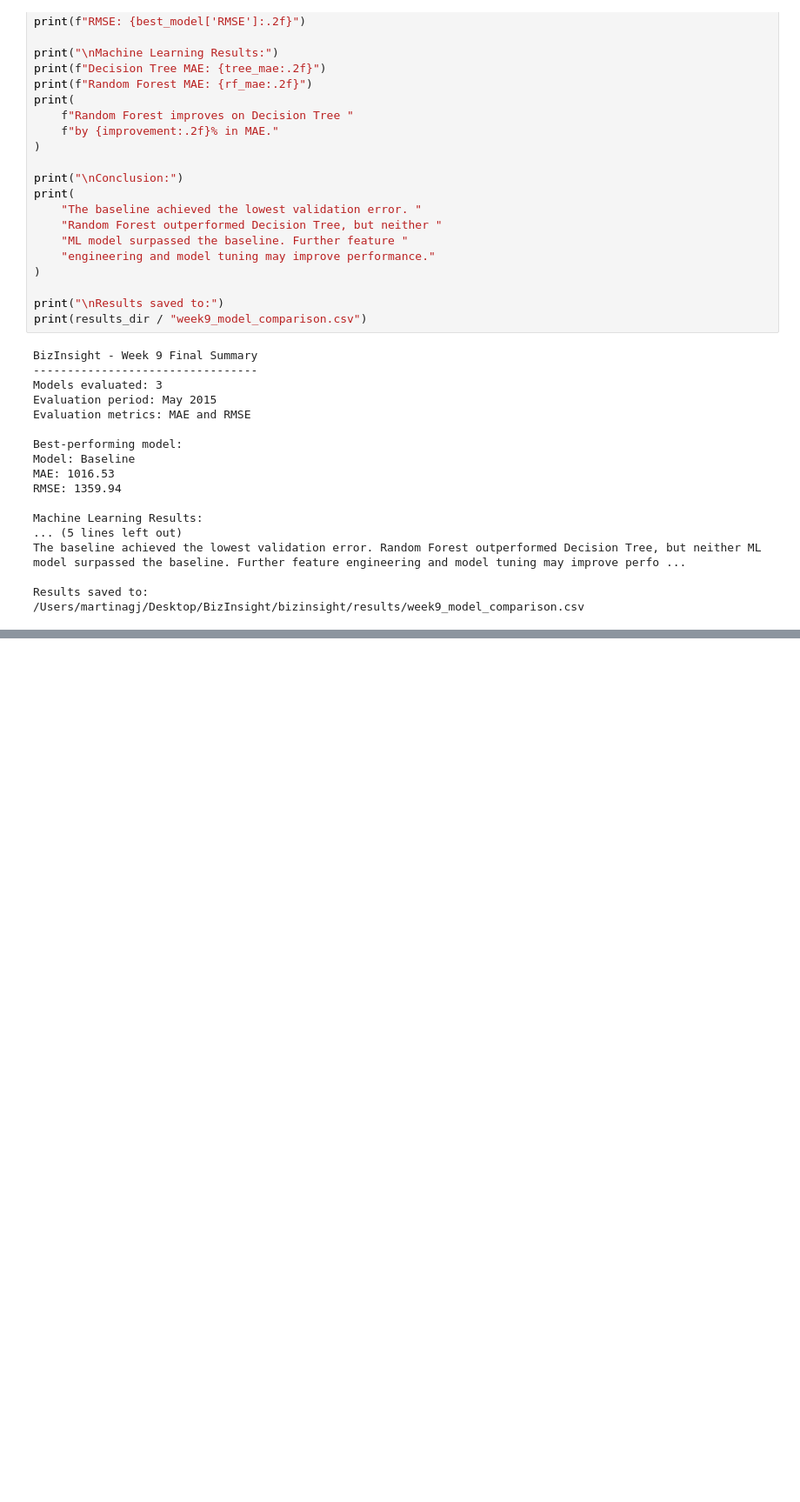
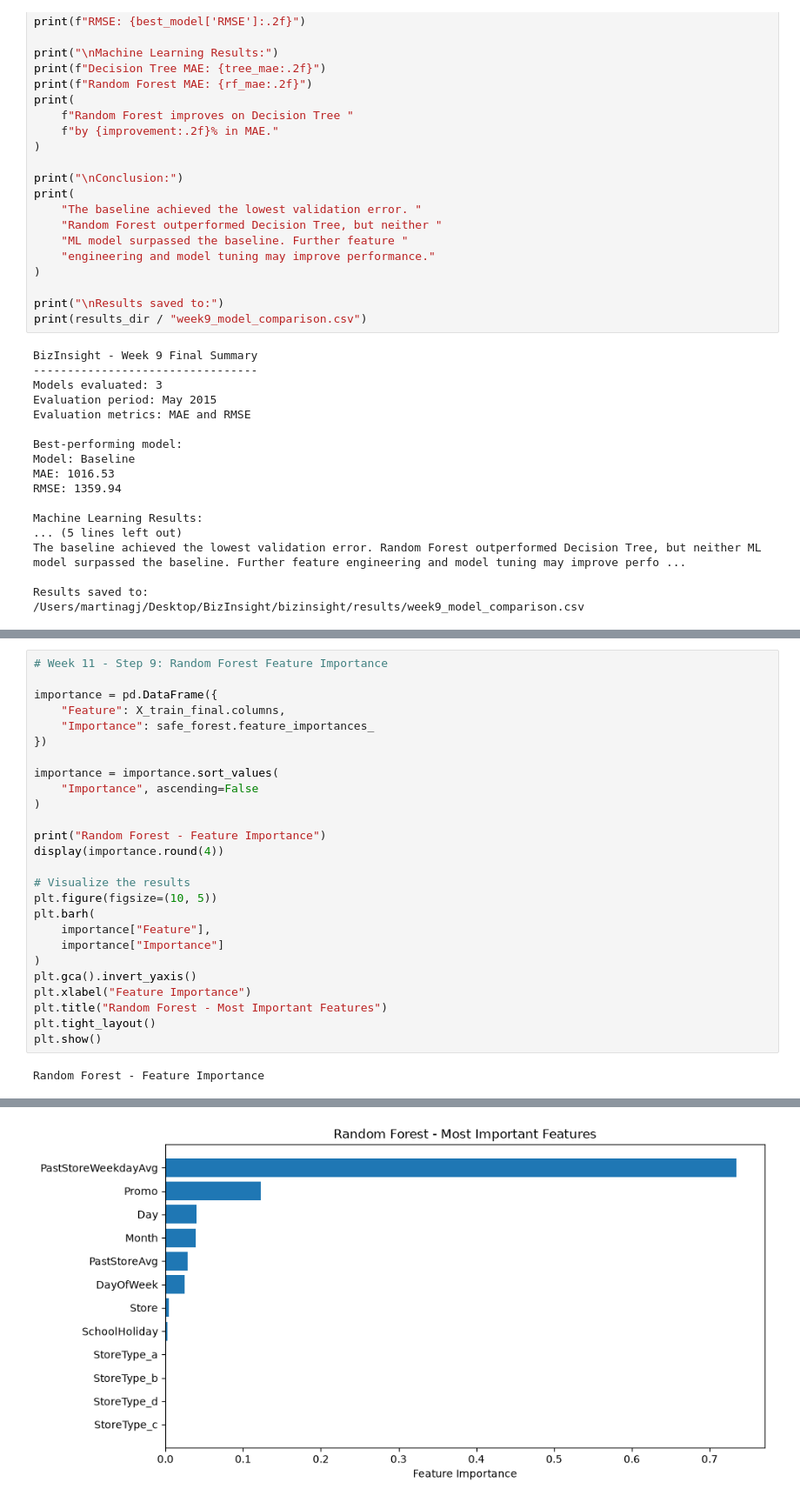
Before and after one commit to BizInsight26/bizinsight, a Jupyter notebook: notebooks/05_ml_experiments.ipynb, the cells around one changed output, grey strips where cells are left out. Shown at 87% size. Drawn from its saved outputs; the diff is of its cells as text; blank space fills up the shorter version.

```diff
--- a/notebooks/05_ml_experiments.ipynb
+++ b/notebooks/05_ml_experiments.ipynb
@@ -377,0 +886,28 @@ Results saved to:
+# %%
+# Week 11 - Step 9: Random Forest Feature Importance
+
+importance = pd.DataFrame({
+    "Feature": X_train_final.columns,
+    "Importance": safe_forest.feature_importances_
+})
+
+importance = importance.sort_values(
+    "Importance", ascending=False
+)
+
+print("Random Forest - Feature Importance")
+display(importance.round(4))
+
+# Visualize the results
+plt.figure(figsize=(10, 5))
+plt.barh(
+    importance["Feature"],
+    importance["Importance"]
+)
+plt.gca().invert_yaxis()
+plt.xlabel("Feature Importance")
+plt.title("Random Forest - Most Important Features")
+plt.tight_layout()
+plt.show()
+# %% [output]
+Random Forest - Feature Importance
@@ -377,0 +927 @@ Results saved to:
+[figure, added]
```
Also changed, not shown: parts of 23 cells of this notebook, 3 other files.
